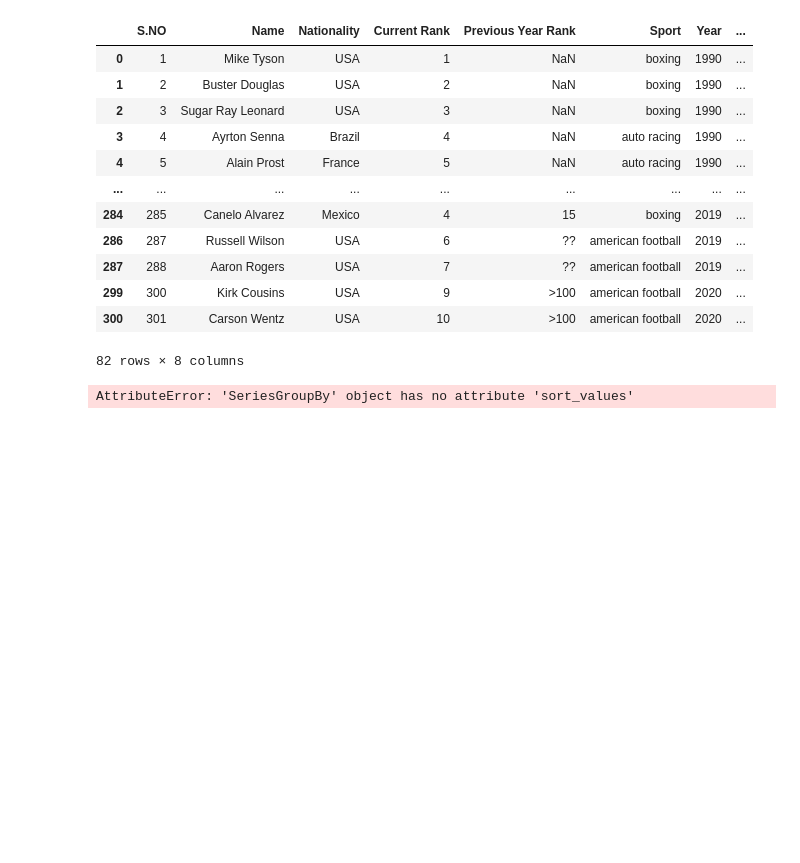
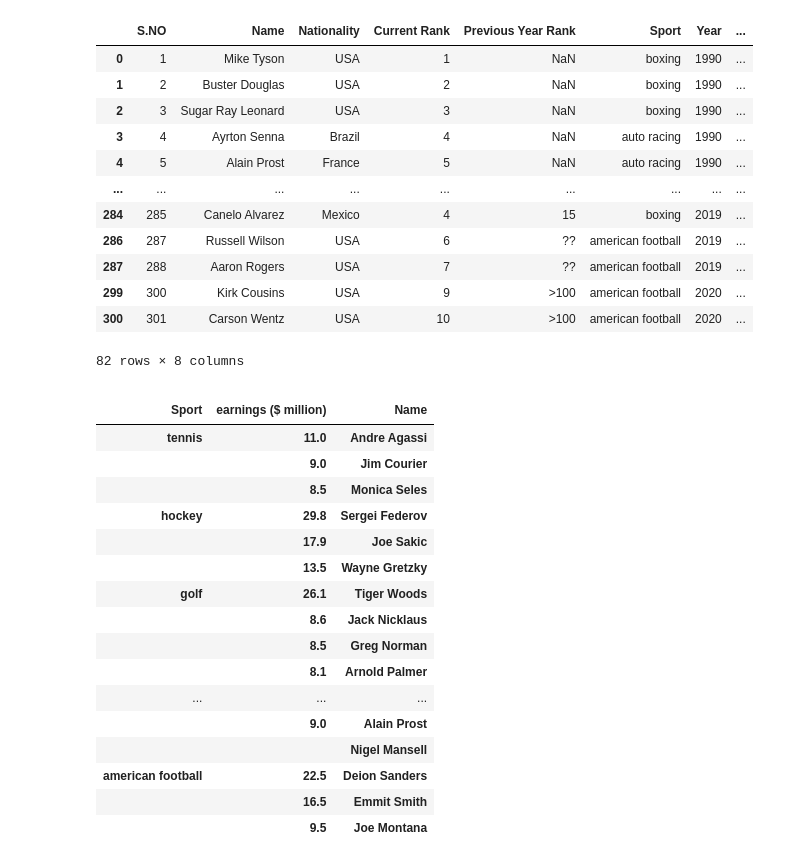
Before and after one commit to Data-G17A/Proyecto-Modulo2, a Jupyter notebook: proyecto.ipynb, the cells around one changed output. Drawn from its saved outputs; the diff is of its cells as text; code cells hidden in the pictures; blank space fills up the shorter version.

```diff
--- a/proyecto.ipynb
+++ b/proyecto.ipynb
@@ -479,10 +501,30 @@ df_4
 df_1990_2000=df_4[(df_4["Year"]>=1990) & (df_4["Year"]<=2000)]
 df_2000_2010=df_4[(df_4["Year"]>2000) & (df_4["Year"]<=2010)]
 df_2010_2020=df_4[(df_4["Year"]>2010) & (df_4["Year"]<=2020)]
-# %%
-Total_earnings_1dec=df_1990_2000.groupby(["earnings ($ million)",'Name'])['Sport']
-
-print(Total_earnings_1dec.sort_values(ascending=False))
-# %% [output]
-AttributeError: 'SeriesGroupBy' object has no attribute 'sort_values'
+# %%
+Total_earnings_1dec=df_1990_2000.groupby(['Name','Sport'])["earnings ($ million)"].max()
+Total_earnings_1dec=Total_earnings_1dec.sort_values(ascending=False)
+#print(Total_earnings_1dec)
+df4_1dec=pd.DataFrame( Total_earnings_1dec)
+
+df4_1dec.groupby(["Sport","earnings ($ million)","Name"]).max().sort_values(by=["Sport","earnings ($ million)"],ascending=False)
+# %% [output]
+|  |  |  |
+| Sport | earnings ($ million) | Name |
+| tennis | 11.0 | Andre Agassi |
+|  | 9.0 | Jim Courier |
+|  | 8.5 | Monica Seles |
+| hockey | 29.8 | Sergei Federov |
+|  | 17.9 | Joe Sakic |
+|  | 13.5 | Wayne Gretzky |
+| golf | 26.1 | Tiger Woods |
+|  | 8.6 | Jack Nicklaus |
+|  | 8.5 | Greg Norman |
+|  | 8.1 | Arnold Palmer |
+| ... | ... | ... |
+|  | 9.0 | Alain Prost |
+|  |  | Nigel Mansell |
+| american football | 22.5 | Deion Sanders |
+|  | 16.5 | Emmit Smith |
+|  | 9.5 | Joe Montana |
 # %%
```
Also changed, not shown: parts of 8 cells of this notebook.
